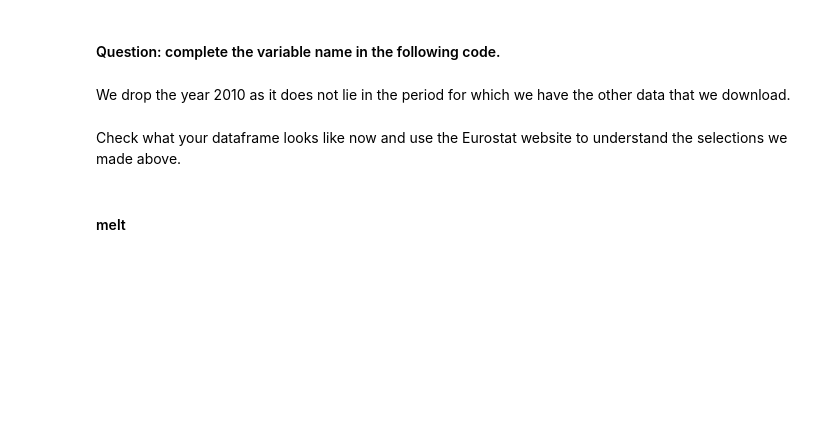
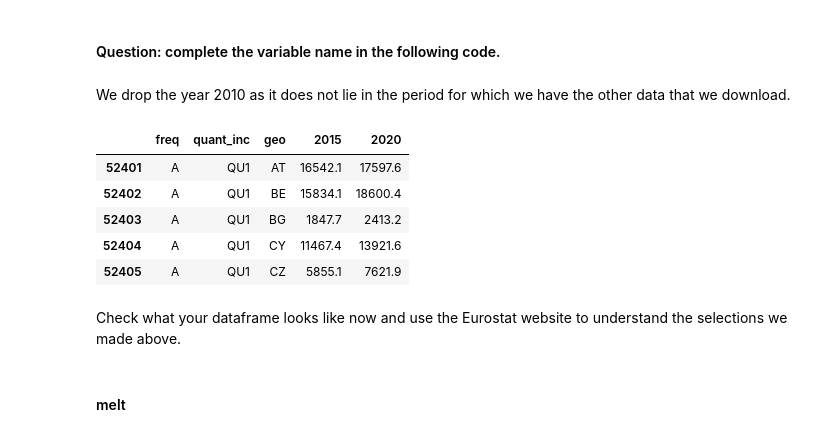
Before and after one commit to cejkiebo/msc_datascience, a Jupyter notebook: hacking_part_2.ipynb, the cells around one changed output. Saved outputs shown, nothing was run; the diff lists cells and outputs as text; code cells hidden in the pictures; blank space fills up the shorter version.

```diff
--- a/hacking_part_2.ipynb
+++ b/hacking_part_2.ipynb
@@ -339,3 +330,12 @@ df_n.drop(['unit','quant_expn','quant_wlth','indic_il','statinfo',2010],axis=1,i
+# %%
+df_n.head()
+# %% [output]
+|  | freq | quant_inc | geo | 2015 | 2020 |
+| 52401 | A | QU1 | AT | 16542.1 | 17597.6 |
+| 52402 | A | QU1 | BE | 15834.1 | 18600.4 |
+| 52403 | A | QU1 | BG | 1847.7 | 2413.2 |
+| 52404 | A | QU1 | CY | 11467.4 | 13921.6 |
+| 52405 | A | QU1 | CZ | 5855.1 | 7621.9 |
 # %% [markdown]
 Check what your dataframe looks like now and use the Eurostat website to understand the selections we made above.
 # %% [markdown]
```
Also changed, not shown: parts of 4 cells of this notebook.
